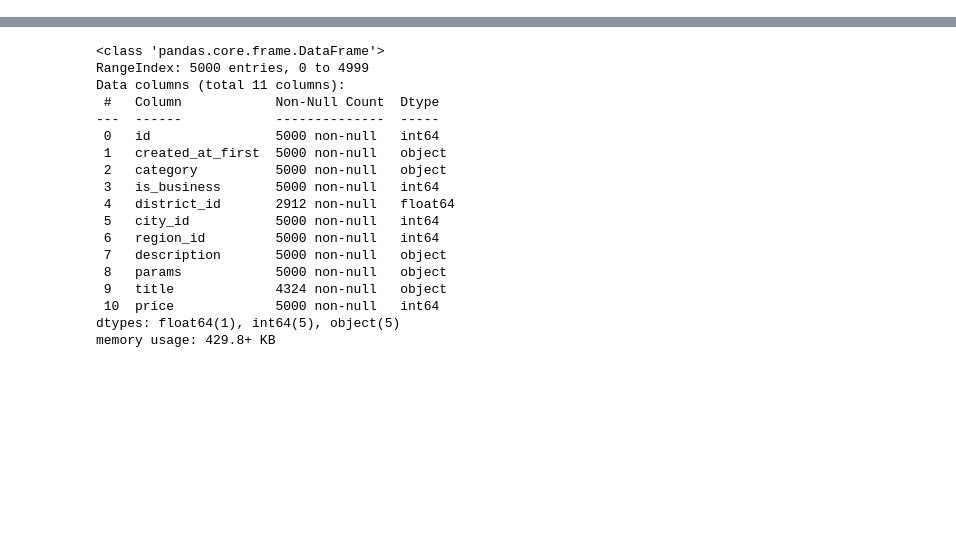
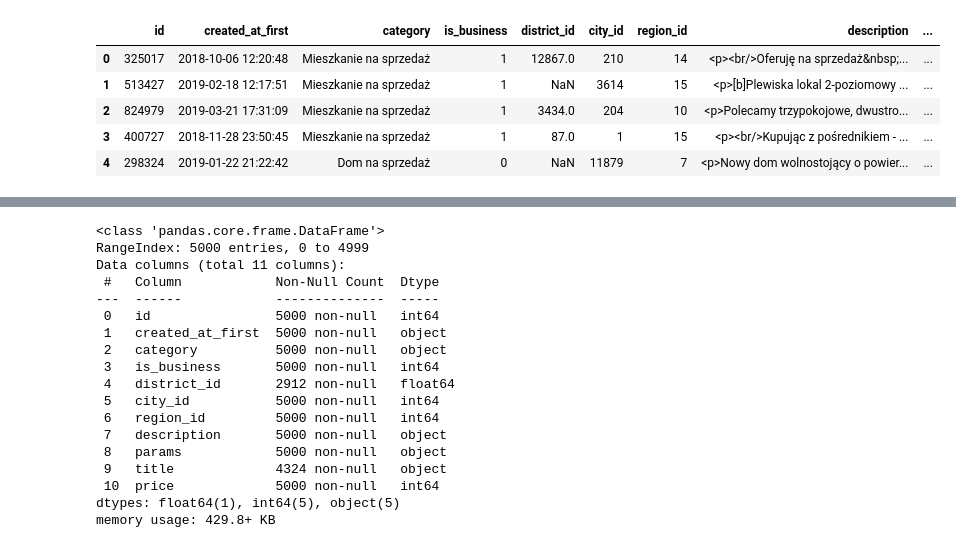
Before and after one commit to adamAfro/hereishouse, a Jupyter notebook: column_edit.ipynb, the cells around one changed output, grey strips where cells are left out. Cells and saved outputs as stored; diff of their text form; code cells hidden in the pictures; blank space fills up the shorter version.

```diff
--- a/column_edit.ipynb
+++ b/column_edit.ipynb
@@ -18 +18,10 @@ Wall time: 368 ms
+# %%
+df.head()
+# %% [output]
+|  | id | created_at_first | category | is_business | district_id | city_id | region_id | description | ... |
+| 0 | 325017 | 2018-10-06 12:20:48 | Mieszkanie na sprzedaż | 1 | 12867.0 | 210 | 14 | <p><br/>Oferuję na sprzedaż&nbsp;... | ... |
+| 1 | 513427 | 2019-02-18 12:17:51 | Mieszkanie na sprzedaż | 1 | NaN | 3614 | 15 | <p>[b]Plewiska lokal 2-poziomowy ... | ... |
+| 2 | 824979 | 2019-03-21 17:31:09 | Mieszkanie na sprzedaż | 1 | 3434.0 | 204 | 10 | <p>Polecamy trzypokojowe, dwustro... | ... |
+| 3 | 400727 | 2018-11-28 23:50:45 | Mieszkanie na sprzedaż | 1 | 87.0 | 1 | 15 | <p><br/>Kupując z pośrednikiem - ... | ... |
+| 4 | 298324 | 2019-01-22 21:22:42 | Dom na sprzedaż | 0 | NaN | 11879 | 7 | <p>Nowy dom wolnostojący o powier... | ... |
 # %%
```
Also changed, not shown: parts of 7 cells of this notebook.
